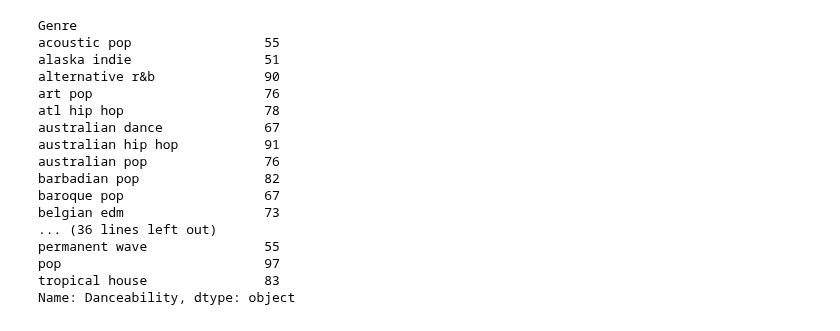
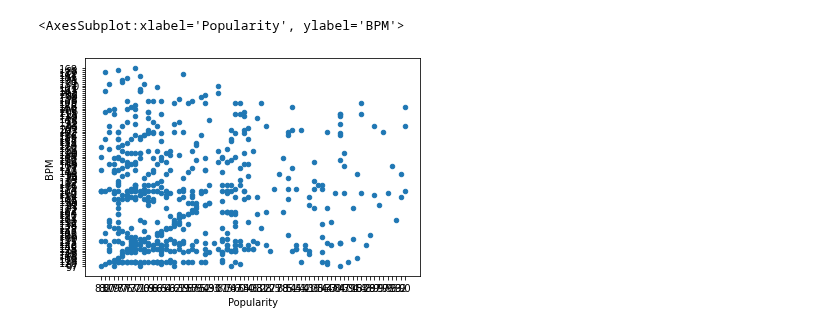
Before and after one commit to StevenTHG/Music-Research-Project-1, a Jupyter notebook: data_source_exploration.ipynb, the cells around one changed output. Saved outputs shown, nothing was run; the diff lists cells and outputs as text; code cells hidden in the pictures.

Commit message:
graphing set data

```diff
--- a/data_source_exploration.ipynb
+++ b/data_source_exploration.ipynb
@@ -38,5 +44,3 @@ top_10_df.head()
 | 2 | TiK ToK | Kesha | dance pop | 2010 | 120 | 84 | 76 | -3 | 29 | 71 | ... |
 | 3 | Bad Romance | Lady Gaga | dance pop | 2010 | 119 | 92 | 70 | -4 | 8 | 71 | ... |
 | 4 | Just the Way You Are | Bruno Mars | pop | 2010 | 109 | 84 | 64 | -5 | 9 | 43 | ... |
-# %%
-top_10_df['Popularity'] = pd.to_numeric(top_10_df['Popularity'])
@@ -64,20 +47,7 @@ Name: Popularity, dtype: float64
-# %%
-genre_groups['Danceability'].max()
-# %% [output]
-Genre
-acoustic pop                 55
-alaska indie                 51
-alternative r&b              90
-art pop                      76
-atl hip hop                  78
-australian dance             67
-australian hip hop           91
-australian pop               76
-barbadian pop                82
-baroque pop                  67
-belgian edm                  73
-... (36 lines left out)
-permanent wave               55
-pop                          97
-tropical house               83
-Name: Danceability, dtype: object
+# %%
+slim = top_10_df[["Popularity","BPM"]]
+scatter = top_10_df.plot(kind="scatter",x="Popularity",y="BPM")
+scatter
+# %% [output]
+<AxesSubplot:xlabel='Popularity', ylabel='BPM'>
+[figure, added]
```
Also changed, not shown: parts of 7 cells of this notebook.
